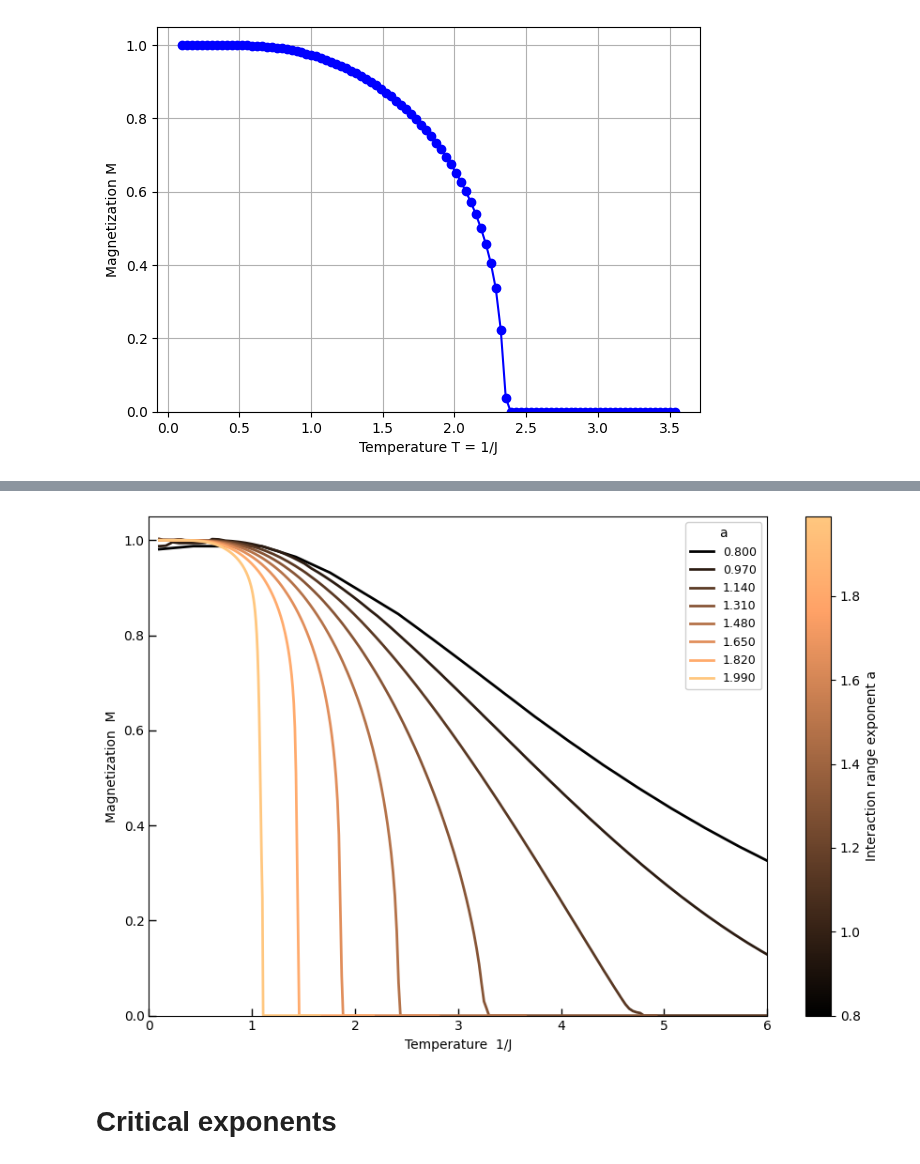
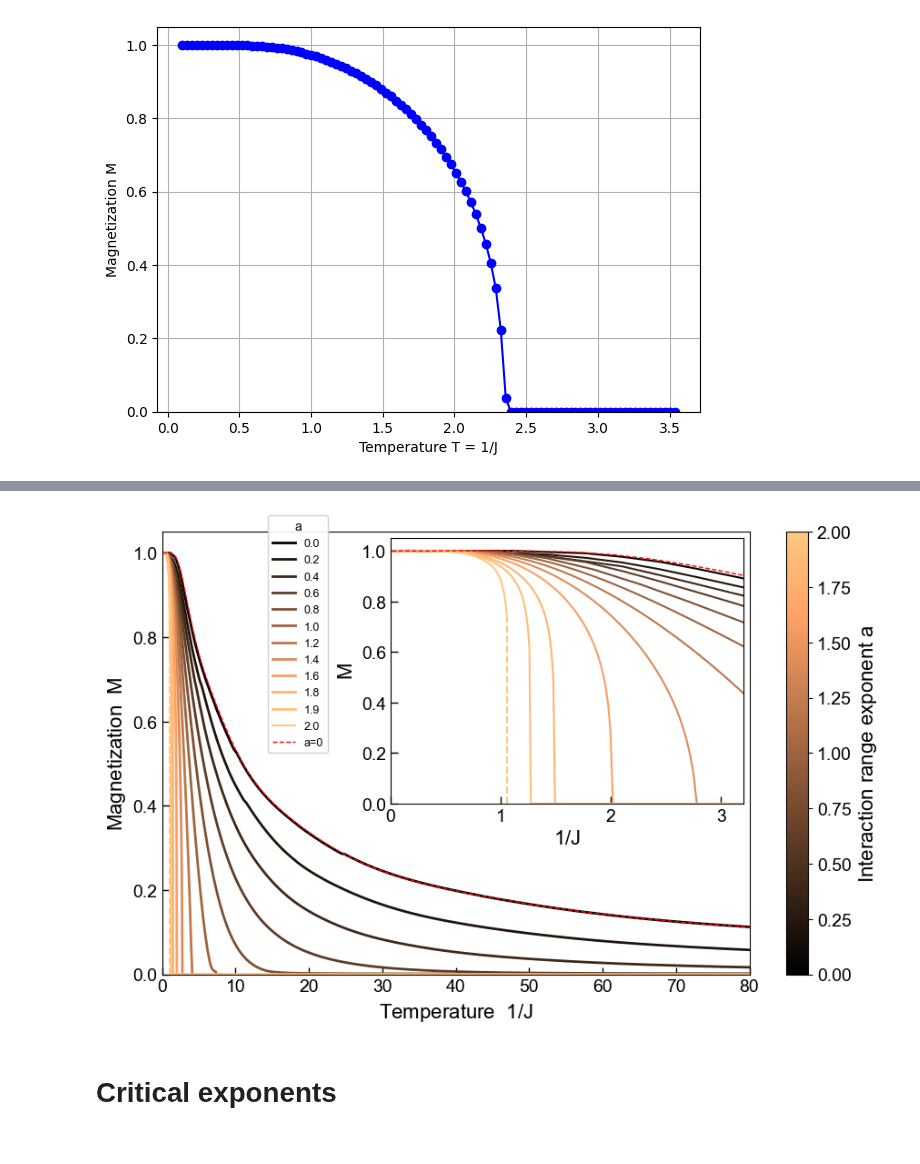
Before and after one commit to erbilcanartun/long-range-ising-chain, a Jupyter notebook: notebooks/new_foundation-numba.ipynb, the cells around one changed output, grey strips where cells are left out. Drawn from its saved outputs; the diff is of its cells as text; code cells hidden in the pictures.

```diff
--- a/notebooks/new_foundation-numba.ipynb
+++ b/notebooks/new_foundation-numba.ipynb
@@ -387,0 +476,20 @@ Processing a = 1.99
+# %%
+# Load data for each a from its own file
+import numpy as np
+
+# a-values used originally
+a_values = np.array([0.0 , 0.2, 0.4, 0.6, 0.8, 1. , 1.2, 1.4, 1.6, 1.8, 1.9, 2.0])
+
+data_by_a = []
+
+for a in a_values:
+    filename = f"../data/magnetization/magnetization_a_{a:.3f}.txt"
+    print("Loading:", filename)
+
+    # If file has a header "T M", skiprows=1 handles it.
+    arr = np.loadtxt(filename, skiprows=1)
+
+    T_arr = arr[:, 0]
+    M_arr = arr[:, 1]
+
+    data_by_a.append(list(zip(T_arr, M_arr)))
@@ -388,26 +509,67 @@ Processing a = 1.99
 # %%
-# Plot
+from matplotlib import cm
+
+plt.rcParams['text.usetex'] = False
+plt.rcParams['font.family'] = 'Arial'
+plt.rcParams.update({'mathtext.default': 'regular'})
+
 fig, ax = plt.subplots(figsize=(9, 6))
 cmap = cm.copper
 norm = plt.Normalize(a_values.min(), a_values.max())
 
+# Main plot
 for a, tuples_a in zip(a_values, data_by_a):
     T_arr = np.array([x[0] for x in tuples_a])
     M_arr = np.array([x[1] for x in tuples_a])
-    ax.plot(T_arr, M_arr, label=f"{a:.3f}", color=cmap(norm(a)), linewidth=2)
+    if a != max(a_values):
+        ax.plot(T_arr, M_arr, label=f"{a:.1f}", color=cmap(norm(a)), linewidth=2)
+    else:
+        i = np.where(T_arr==1.054473426129e+00)[0][0]
+        ax.plot(T_arr[:i+1], M_arr[:i+1], marker='', label=f'{a:.1f}', color=cmap(norm(a)), linewidth=1.5)
+        ax.plot([T_arr[i], T_arr[i]], [0, M_arr[i]], linestyle='--', color=cmap(norm(a)), linewidth=1.5)
 
+
+# Colorbar
 sm = plt.cm.ScalarMappable(cmap=cmap, norm=norm)
-fig.colorbar(sm, ax=ax, label='Interaction range exponent a')
-ax.set_xlabel('Temperature  1/J')
-ax.set_ylabel('Magnetization  M')
-ax.set_xlim(0, 6)
+cbar = fig.colorbar(sm, ax=ax)
+cbar.set_label('Interaction range exponent $a$', fontsize=16)
+cbar.ax.tick_params(labelsize=14)
+
+ax.set_xlabel('Temperature  $1/J$', fontsize=16)
+ax.set_ylabel('Magnetization  $M$', fontsize=16)
+ax.set_xlim(0, 80)
 ax.set_ylim(0, 1.05)
-ax.legend(title='a', loc='upper right', fontsize=9, framealpha=.9)
-ax.tick_params(axis='both', which='major', direction='in', width=1, length=6)
+ax.legend(title='a', loc=(0.18, 0.5), fontsize=9, framealpha=.9)
+ax.tick_params(axis='both', which='major', direction='in', labelsize=14, width=1, length=6)
+
+# --- Inset axis (upper right) ---
+from mpl_toolkits.axes_grid1.inset_locator import inset_axes
+
+inset = inset_axes(ax, width="60%", height="60%", loc="upper right")
+
+# Plot into inset
+for a, tuples_a in zip(a_values, data_by_a):
+    T_arr = np.array([x[0] for x in tuples_a])
+    M_arr = np.array([x[1] for x in tuples_a])
+    if a != max(a_values):
+        inset.plot(T_arr, M_arr, color=cmap(norm(a)), linewidth=1.5)
+    else:
+        #i = np.where(T_arr==1.054473426129e+00)[0][0]
+        inset.plot(T_arr[:i+1], M_arr[:i+1], marker='', label=f'{a:.2f}', color=cmap(norm(a)), linewidth=1.5)
+        inset.plot([T_arr[i], T_arr[i]], [0, M_arr[i]], linestyle='--', color=cmap(norm(a)), linewidth=1.5)
+
+# Set x-axis limits for zoom
+inset.set_xlabel('$1/J$', fontsize=16)
+inset.set_ylabel('$M$', fontsize=16)
+inset.set_xlim(0, 3.2)
+inset.set_ylim(0, 1.05)
+inset.tick_params(axis='both', which='major', direction='in', labelsize=14, width=1, length=6)
+
 plt.tight_layout()
+plt.savefig("magnetization.png")
 plt.show()
 # %% [output]
-[figure, old version]
+[figure, new version]
 # %% [markdown]
 # Critical exponents
 # %%
```
Also changed, not shown: parts of 15 cells of this notebook, 16 other files.
